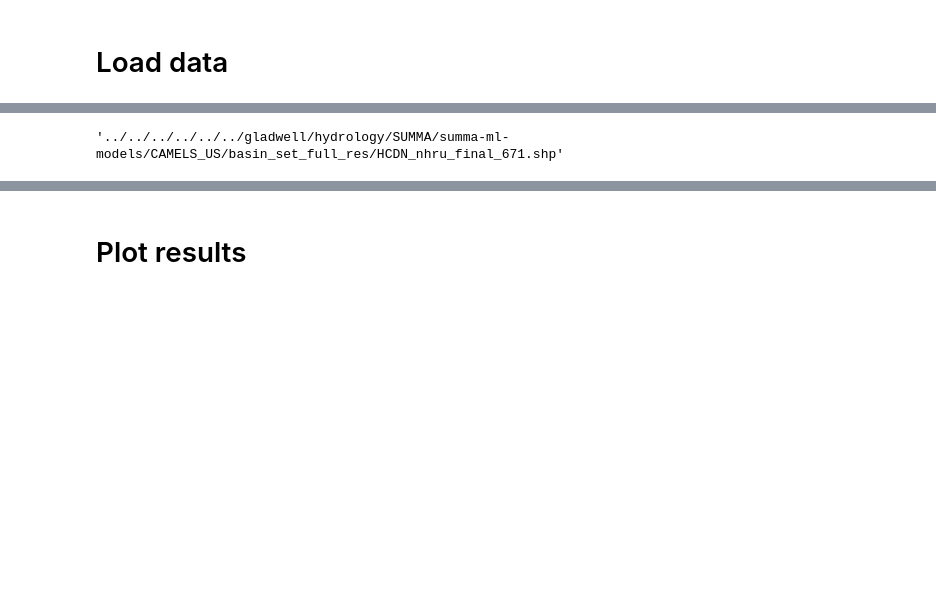
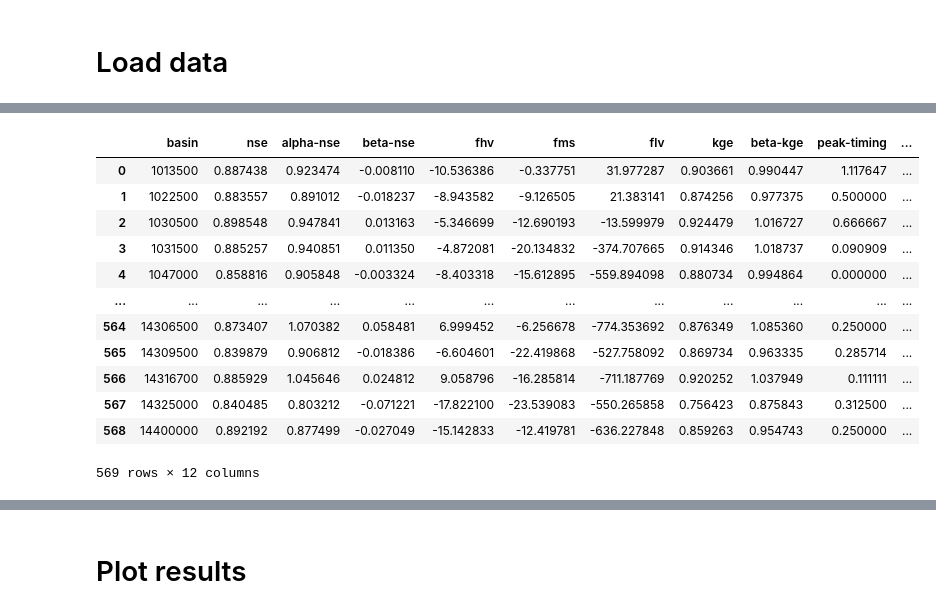
Before and after one commit to jpcurbelo/neuralhydrology_fork, a Jupyter notebook: camels_spat_scripts/postprocessing_scripts/nh_run_plots/nh_run_plots.ipynb, the cells around one changed output, grey strips where cells are left out. Saved outputs shown, nothing was run; the diff lists cells and outputs as text; code cells hidden in the pictures; blank space fills up the shorter version.

```diff
--- a/camels_spat_scripts/postprocessing_scripts/nh_run_plots/nh_run_plots.ipynb
+++ b/camels_spat_scripts/postprocessing_scripts/nh_run_plots/nh_run_plots.ipynb
@@ -273,7 +268,19 @@ print(result_df.shape)
-# %%
-hm_catchment
-# %% [output]
-'../../../../../../gladwell/hydrology/SUMMA/summa-ml-models/CAMELS_US/basin_set_full_res/HCDN_nhru_final_671.shp'
+# %%
+result_df
+# %% [output]
+|  | basin | nse | alpha-nse | beta-nse | fhv | fms | flv | kge | beta-kge | peak-timing | ... |
+| 0 | 1013500 | 0.887438 | 0.923474 | -0.008110 | -10.536386 | -0.337751 | 31.977287 | 0.903661 | 0.990447 | 1.117647 | ... |
+| 1 | 1022500 | 0.883557 | 0.891012 | -0.018237 | -8.943582 | -9.126505 | 21.383141 | 0.874256 | 0.977375 | 0.500000 | ... |
+| 2 | 1030500 | 0.898548 | 0.947841 | 0.013163 | -5.346699 | -12.690193 | -13.599979 | 0.924479 | 1.016727 | 0.666667 | ... |
+| 3 | 1031500 | 0.885257 | 0.940851 | 0.011350 | -4.872081 | -20.134832 | -374.707665 | 0.914346 | 1.018737 | 0.090909 | ... |
+| 4 | 1047000 | 0.858816 | 0.905848 | -0.003324 | -8.403318 | -15.612895 | -559.894098 | 0.880734 | 0.994864 | 0.000000 | ... |
+| ... | ... | ... | ... | ... | ... | ... | ... | ... | ... | ... | ... |
+| 564 | 14306500 | 0.873407 | 1.070382 | 0.058481 | 6.999452 | -6.256678 | -774.353692 | 0.876349 | 1.085360 | 0.250000 | ... |
+| 565 | 14309500 | 0.839879 | 0.906812 | -0.018386 | -6.604601 | -22.419868 | -527.758092 | 0.869734 | 0.963335 | 0.285714 | ... |
+| 566 | 14316700 | 0.885929 | 1.045646 | 0.024812 | 9.058796 | -16.285814 | -711.187769 | 0.920252 | 1.037949 | 0.111111 | ... |
+| 567 | 14325000 | 0.840485 | 0.803212 | -0.071221 | -17.822100 | -23.539083 | -550.265858 | 0.756423 | 0.875843 | 0.312500 | ... |
+| 568 | 14400000 | 0.892192 | 0.877499 | -0.027049 | -15.142833 | -12.419781 | -636.227848 | 0.859263 | 0.954743 | 0.250000 | ... |
+569 rows × 12 columns
 # %%
 # Load basin coordinates (hm_catchment)
 hm_catchment_gdf = gpd.read_file(hm_catchment)
```
Also changed, not shown: parts of 13 cells of this notebook, 16 other files.
